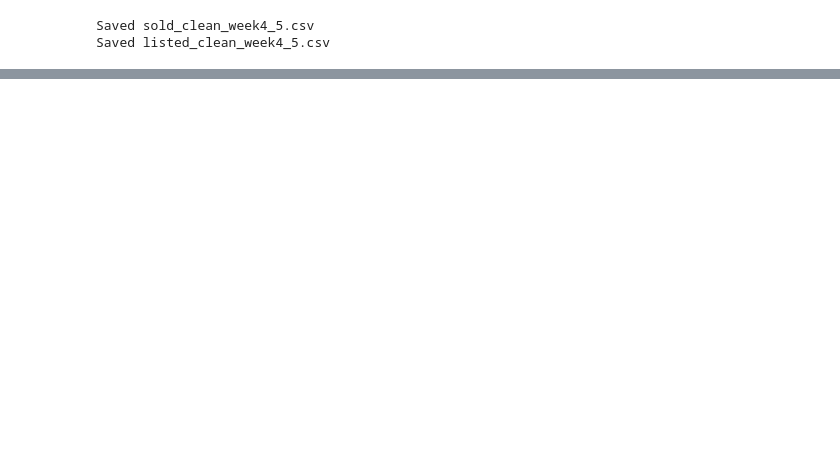
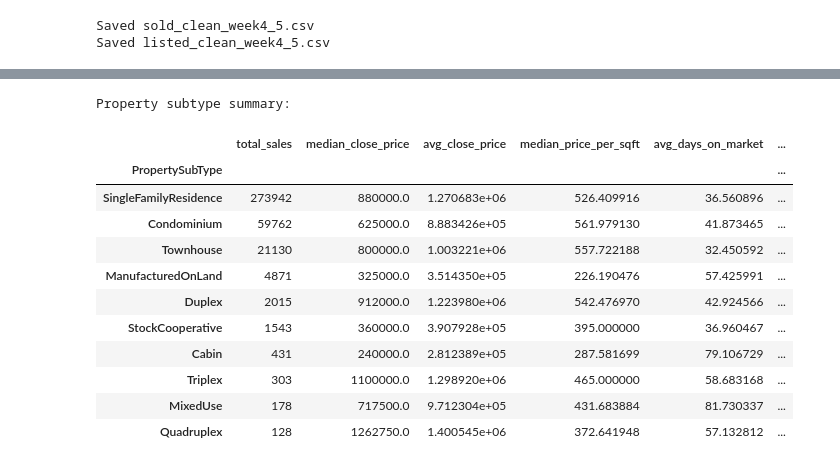
Before and after one commit to miatrn20/IDX-Exchange-spring2026, a Jupyter notebook: eda.ipynb, the cells around one changed output, grey strips where cells are left out. Saved outputs shown, nothing was run; the diff lists cells and outputs as text; code cells hidden in the pictures; blank space fills up the shorter version.

```diff
--- a/eda.ipynb
+++ b/eda.ipynb
@@ -1211,0 +1214,9 @@ Saved listed_clean_week4_5.csv
+# %%
+# 3. Time variables
+sold_feat["close_year"] = sold_feat["CloseDate"].dt.year
+sold_feat["close_month"] = sold_feat["CloseDate"].dt.month
+sold_feat["YrMo"] = sold_feat["CloseDate"].dt.to_period("M").astype(str)
+
+listed_feat["list_year"] = listed_feat["ListingContractDate"].dt.year
+listed_feat["list_month"] = listed_feat["ListingContractDate"].dt.month
+listed_feat["YrMo"] = listed_feat["ListingContractDate"].dt.to_period("M").astype(str)
@@ -1211,0 +1385,32 @@ Saved listed_clean_week4_5.csv
+# %%
+# 9. Property subtype summary
+subtype_summary = (
+    sold_feat
+    .groupby("PropertySubType")
+    .agg(
+        total_sales=("ClosePrice", "count"),
+        median_close_price=("ClosePrice", "median"),
+        avg_close_price=("ClosePrice", "mean"),
+        median_price_per_sqft=("price_per_sqft", "median"),
+        avg_days_on_market=("DaysOnMarket", "mean"),
+        avg_price_ratio=("price_ratio", "mean")
+    )
+    .sort_values("total_sales", ascending=False)
+)
+
+print("\nProperty subtype summary:")
+display(subtype_summary.head(10))
+# %% [output]
+Property subtype summary:
+|  | total_sales | median_close_price | avg_close_price | median_price_per_sqft | avg_days_on_market | ... |
+| PropertySubType |  |  |  |  |  | ... |
+| SingleFamilyResidence | 273942 | 880000.0 | 1.270683e+06 | 526.409916 | 36.560896 | ... |
+| Condominium | 59762 | 625000.0 | 8.883426e+05 | 561.979130 | 41.873465 | ... |
+| Townhouse | 21130 | 800000.0 | 1.003221e+06 | 557.722188 | 32.450592 | ... |
+| ManufacturedOnLand | 4871 | 325000.0 | 3.514350e+05 | 226.190476 | 57.425991 | ... |
+| Duplex | 2015 | 912000.0 | 1.223980e+06 | 542.476970 | 42.924566 | ... |
+| StockCooperative | 1543 | 360000.0 | 3.907928e+05 | 395.000000 | 36.960467 | ... |
+| Cabin | 431 | 240000.0 | 2.812389e+05 | 287.581699 | 79.106729 | ... |
+| Triplex | 303 | 1100000.0 | 1.298920e+06 | 465.000000 | 58.683168 | ... |
+| MixedUse | 178 | 717500.0 | 9.712304e+05 | 431.683884 | 81.730337 | ... |
+| Quadruplex | 128 | 1262750.0 | 1.400545e+06 | 372.641948 | 57.132812 | ... |
```
Also changed, not shown: parts of 28 cells of this notebook.
